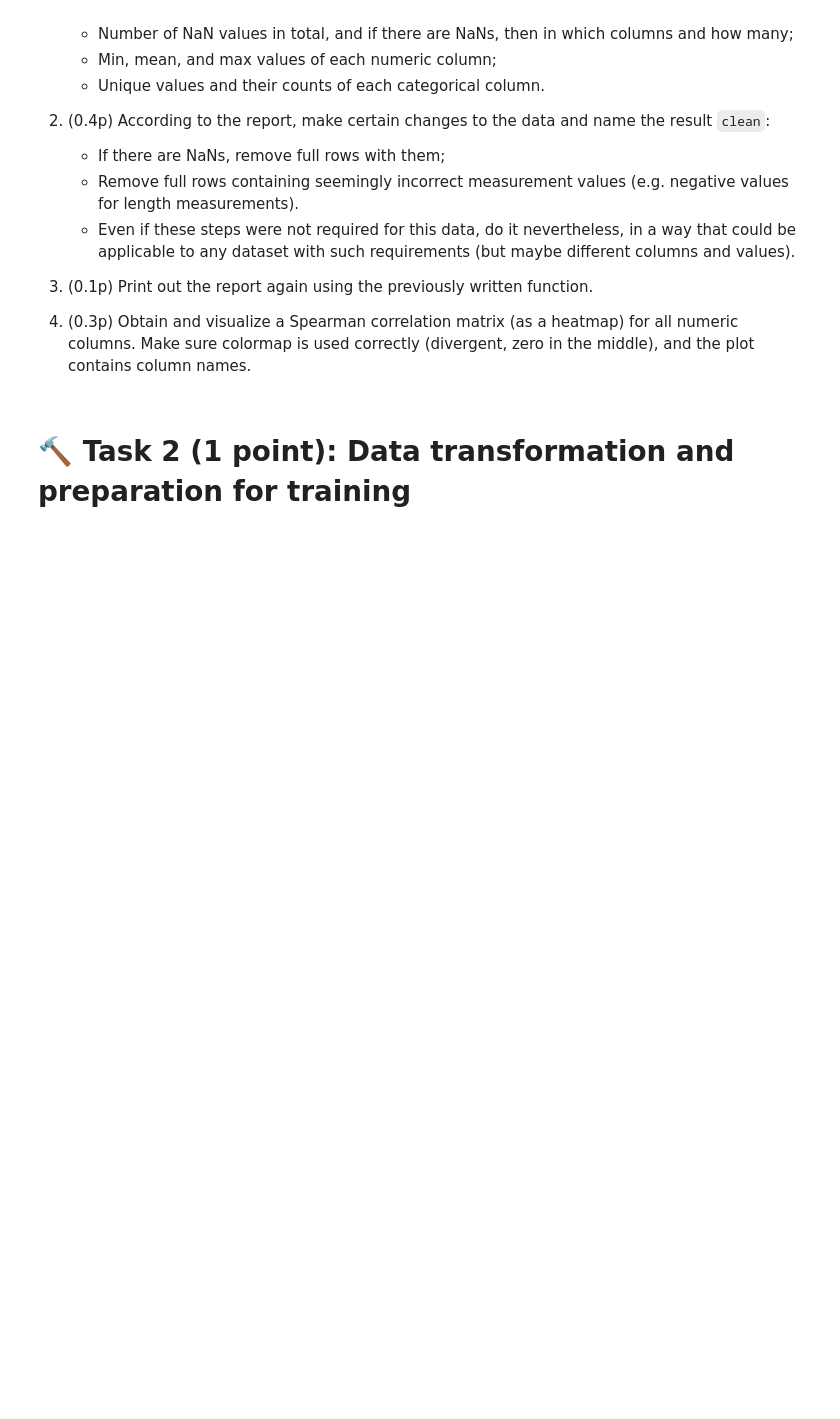
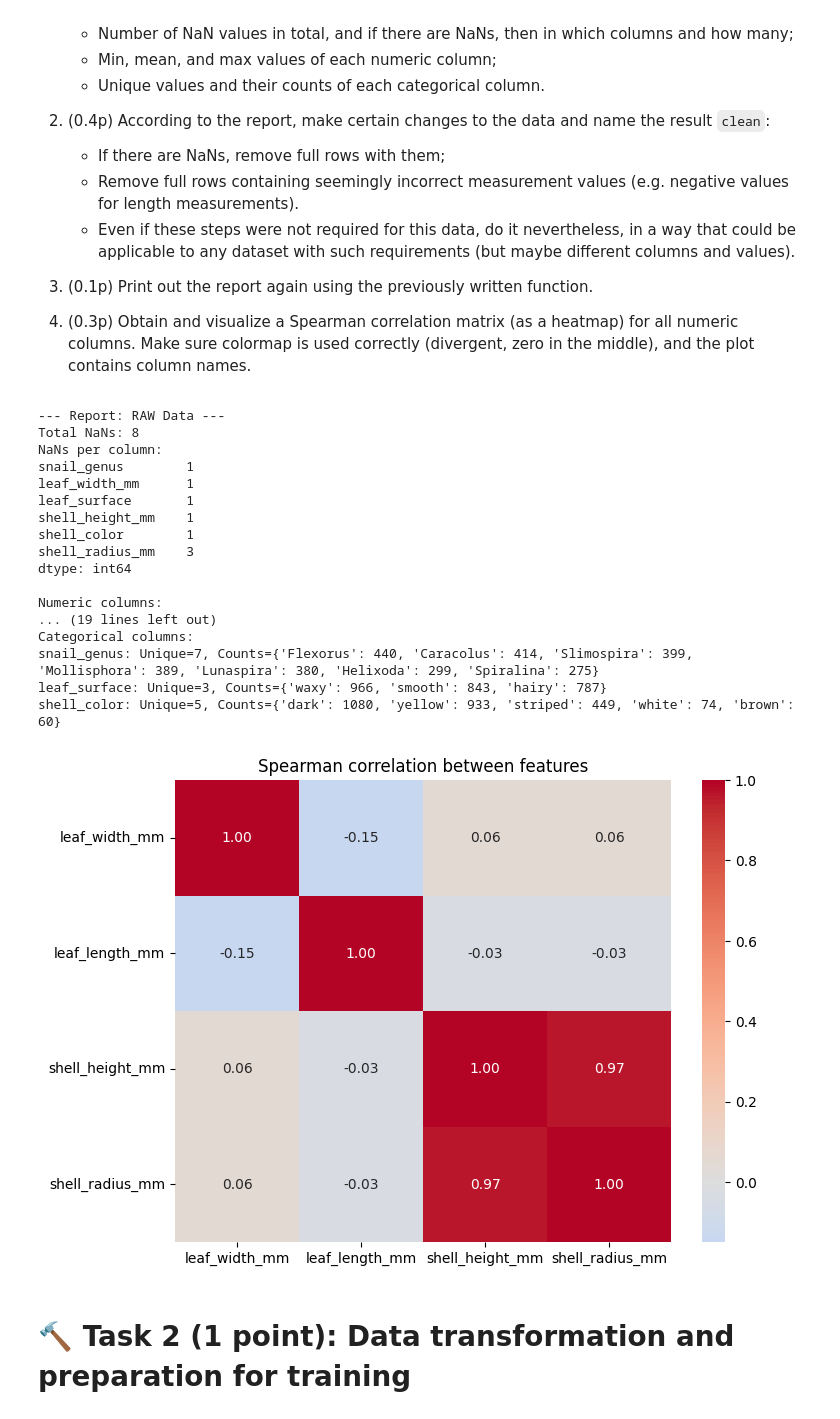
Before and after one commit to Danielius162/Molekulines_kursas, a Jupyter notebook: Namų darbai/Homework4.ipynb, the cells around one changed output. Cells and saved outputs as stored; diff of their text form; code cells hidden in the pictures; blank space fills up the shorter version.

```diff
--- a/Namų darbai/Homework4.ipynb
+++ b/Namų darbai/Homework4.ipynb
@@ -56,3 +58,58 @@ But first - the provided **data should be explored**!
+# %%
+
+url = "https://raw.githubusercontent.com/Tallivm/vu-python/main/hw4_2025.csv"
+
+raw = pd.read_csv(url, index_col=0)
+
+def print_report(df):
+    print(f"Total NaNs: {df.isna().sum().sum()}")
+    if df.isna().sum().sum() > 0:
+        print(f"NaNs per column:\n{df.isna().sum()[df.isna().sum() > 0]}")
+
+    print("\nNumeric columns:")
+    for col in df.select_dtypes(include='number'):
+        print(f"{col}: Min={df[col].min():.2f}, Mean={df[col].mean():.2f}, Max={df[col].max():.2f}")
+
+    print("\nCategorical columns:")
+    for col in df.select_dtypes(include='object'):
+        print(f"{col}: Unique={len(df[col].unique())}, Counts={df[col].value_counts().to_dict()}")
+
+print("--- Report: RAW Data ---")
+print_report(raw)
+
+clean = raw.dropna()
+
+nums = clean.select_dtypes(include='number')
+clean = clean[(nums >= 0).all(axis=1)]
+
+print("\n--- Report: CLEAN Data ---")
+print_report(clean)
+
+plt.figure(figsize=(8, 6))
+
+sns.heatmap(clean.corr(method='spearman', numeric_only=True),
+            annot=True, cmap='coolwarm', center=0, fmt=".2f")
+plt.title("Spearman correlation between features")
+plt.show()
+# %% [output]
+--- Report: RAW Data ---
+Total NaNs: 8
+NaNs per column:
+snail_genus        1
+leaf_width_mm      1
+leaf_surface       1
+shell_height_mm    1
+shell_color        1
+shell_radius_mm    3
+dtype: int64
+
+Numeric columns:
+... (19 lines left out)
+Categorical columns:
+snail_genus: Unique=7, Counts={'Flexorus': 440, 'Caracolus': 414, 'Slimospira': 399, 'Mollisphora': 389, 'Lunaspira': 380, 'Helixoda': 299, 'Spiralina': 275}
+leaf_surface: Unique=3, Counts={'waxy': 966, 'smooth': 843, 'hairy': 787}
+shell_color: Unique=5, Counts={'dark': 1080, 'yellow': 933, 'striped': 449, 'white': 74, 'brown': 60}
+[figure, added]
 # %%
 assert isinstance(raw, pd.DataFrame)
 assert isinstance(clean, pd.DataFrame)
```
Also changed, not shown: parts of 3 cells of this notebook.
